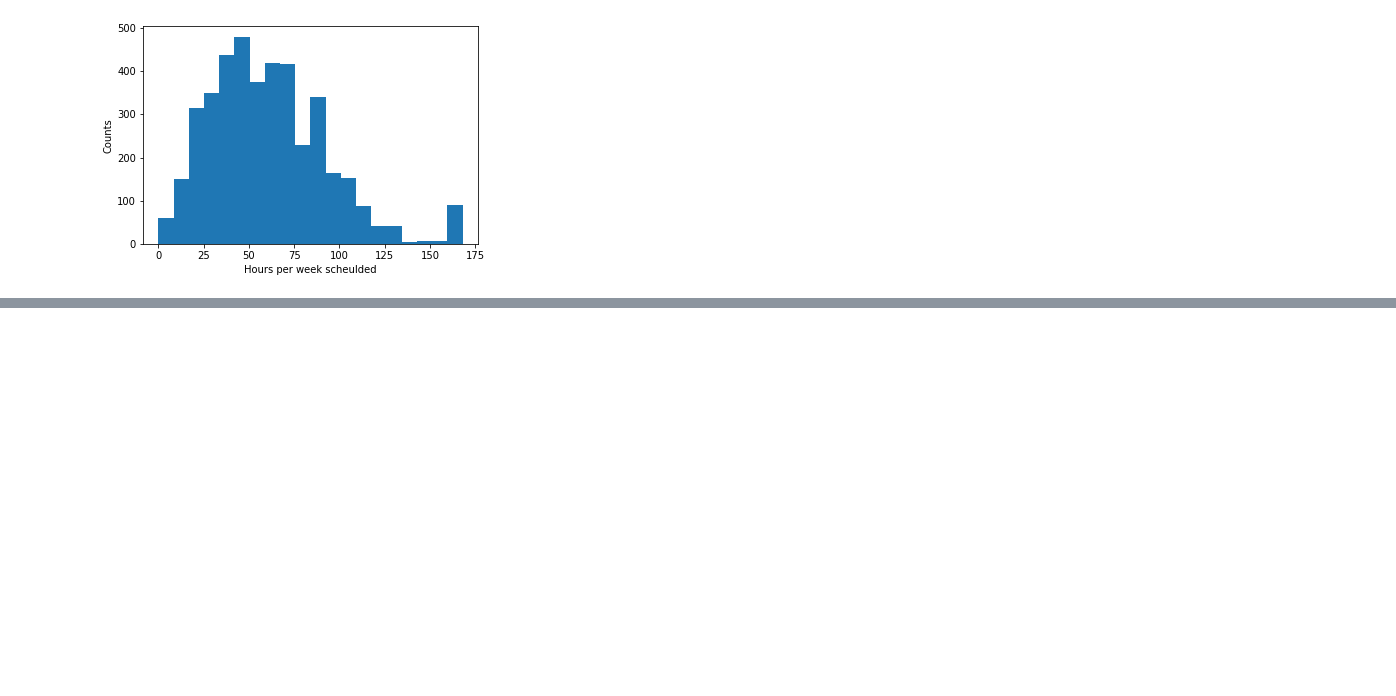
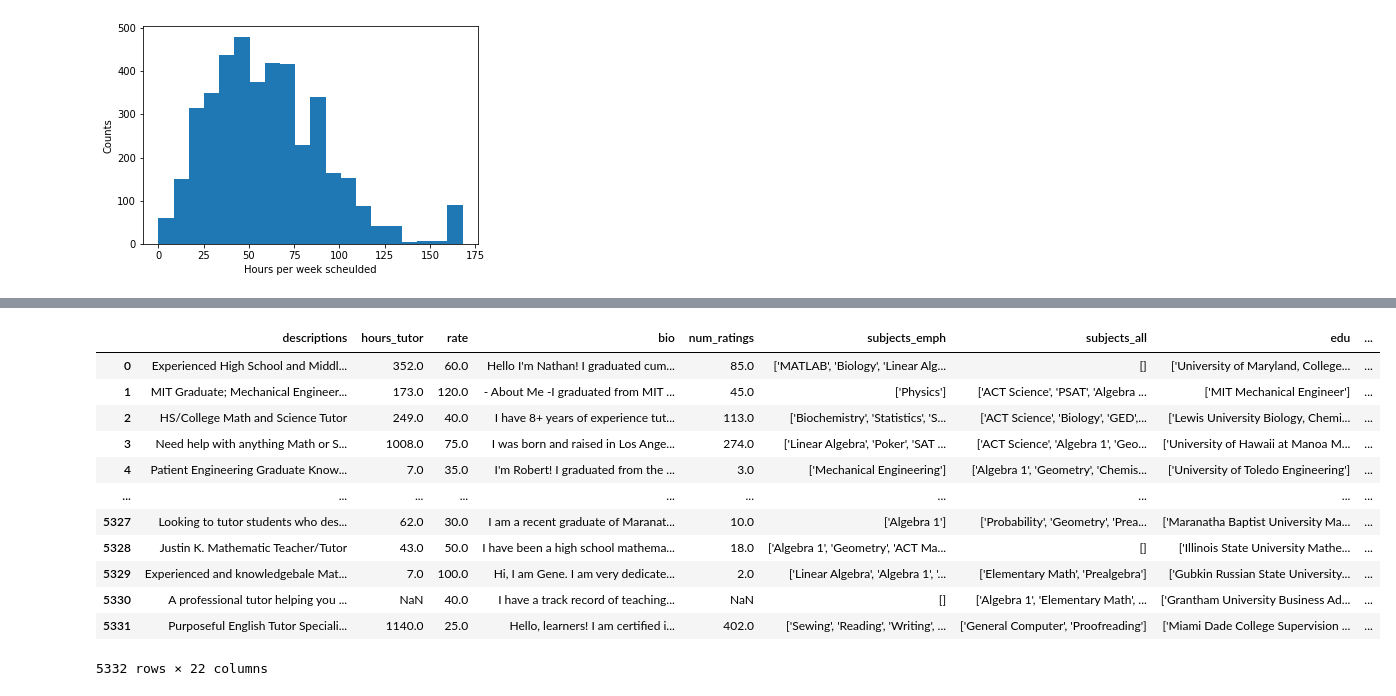
Before and after one commit to vijayoct27/tutor_prediction, a Jupyter notebook: tutor_eda.ipynb, the cells around one changed output, grey strips where cells are left out. Drawn from its saved outputs; the diff is of its cells as text; code cells hidden in the pictures; blank space fills up the shorter version.

```diff
--- a/tutor_eda.ipynb
+++ b/tutor_eda.ipynb
@@ -82,0 +126,16 @@ df.loc[df['hours_tutor'] < 2]
+# %%
+df_eng
+# %% [output]
+|  | descriptions | hours_tutor | rate | bio | num_ratings | subjects_emph | subjects_all | edu | ... |
+| 0 | Experienced High School and Middl... | 352.0 | 60.0 | Hello I'm Nathan! I graduated cum... | 85.0 | ['MATLAB', 'Biology', 'Linear Alg... | [] | ['University of Maryland, College... | ... |
+| 1 | MIT Graduate; Mechanical Engineer... | 173.0 | 120.0 | - About Me -I graduated from MIT ... | 45.0 | ['Physics'] | ['ACT Science', 'PSAT', 'Algebra ... | ['MIT Mechanical Engineer'] | ... |
+| 2 | HS/College Math and Science Tutor | 249.0 | 40.0 | I have 8+ years of experience tut... | 113.0 | ['Biochemistry', 'Statistics', 'S... | ['ACT Science', 'Biology', 'GED',... | ['Lewis University Biology, Chemi... | ... |
+| 3 | Need help with anything Math or S... | 1008.0 | 75.0 | I was born and raised in Los Ange... | 274.0 | ['Linear Algebra', 'Poker', 'SAT ... | ['ACT Science', 'Algebra 1', 'Geo... | ['University of Hawaii at Manoa M... | ... |
+| 4 | Patient Engineering Graduate Know... | 7.0 | 35.0 | I'm Robert! I graduated from the ... | 3.0 | ['Mechanical Engineering'] | ['Algebra 1', 'Geometry', 'Chemis... | ['University of Toledo Engineering'] | ... |
+| ... | ... | ... | ... | ... | ... | ... | ... | ... | ... |
+| 5327 | Looking to tutor students who des... | 62.0 | 30.0 | I am a recent graduate of Maranat... | 10.0 | ['Algebra 1'] | ['Probability', 'Geometry', 'Prea... | ['Maranatha Baptist University Ma... | ... |
+| 5328 | Justin K. Mathematic Teacher/Tutor | 43.0 | 50.0 | I have been a high school mathema... | 18.0 | ['Algebra 1', 'Geometry', 'ACT Ma... | [] | ['Illinois State University Mathe... | ... |
+| 5329 | Experienced and knowledgebale Mat... | 7.0 | 100.0 | Hi, I am Gene. I am very dedicate... | 2.0 | ['Linear Algebra', 'Algebra 1', '... | ['Elementary Math', 'Prealgebra'] | ['Gubkin Russian State University... | ... |
+| 5330 | A professional tutor helping you ... | NaN | 40.0 | I have a track record of teaching... | NaN | [] | ['Algebra 1', 'Elementary Math', ... | ['Grantham University Business Ad... | ... |
+| 5331 | Purposeful English Tutor Speciali... | 1140.0 | 25.0 | Hello, learners! I am certified i... | 402.0 | ['Sewing', 'Reading', 'Writing', ... | ['General Computer', 'Proofreading'] | ['Miami Dade College Supervision ... | ... |
+5332 rows × 22 columns
```
Also changed, not shown: parts of 8 cells of this notebook, 1 other file.
